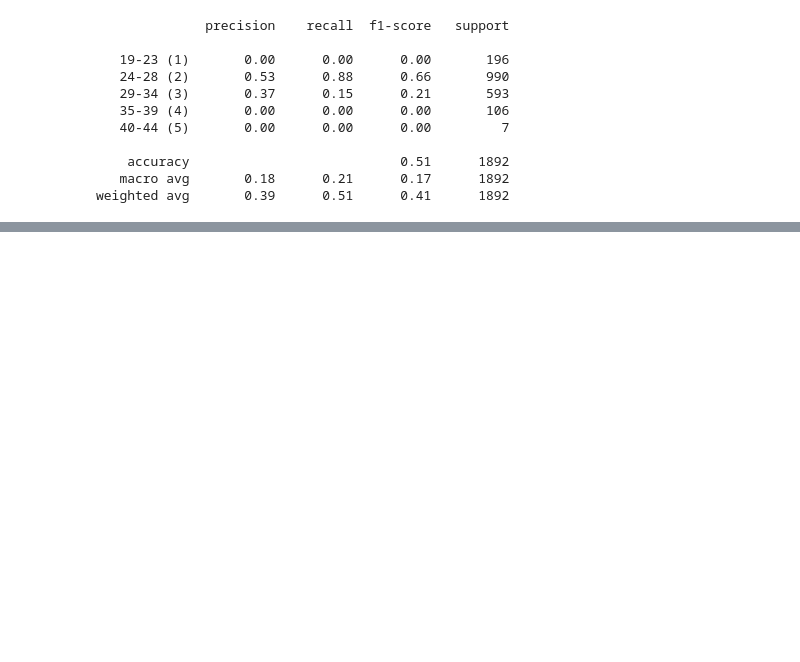
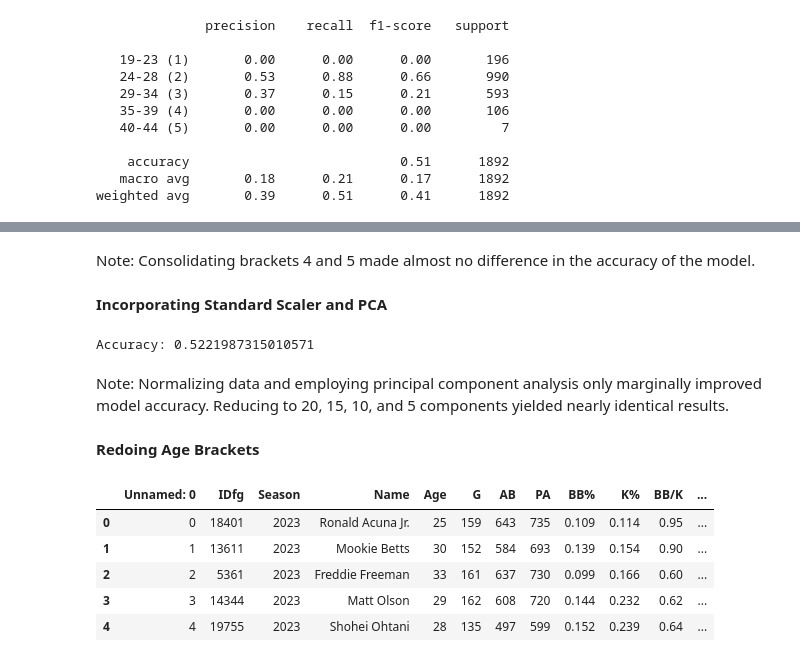
Before and after one commit to ian-summers/MLB-player-archetypes-by-age, a Jupyter notebook: logistic_regression.ipynb, the cells around one changed output, grey strips where cells are left out. Saved outputs shown, nothing was run; the diff lists cells and outputs as text; code cells hidden in the pictures; blank space fills up the shorter version.

Commit message:
Updated logistic regression and optimization

```diff
--- a/logistic_regression.ipynb
+++ b/logistic_regression.ipynb
@@ -177,0 +233,48 @@ Optimize the Model
+# %% [markdown]
+Note: Consolidating brackets 4 and 5 made almost no difference in the accuracy of the model.
+# %% [markdown]
+**Incorporating Standard Scaler and PCA**
+# %%
+from sklearn.preprocessing import StandardScaler
+from sklearn.decomposition import PCA
+from sklearn.linear_model import LogisticRegression
+from sklearn.pipeline import Pipeline
+from sklearn.model_selection import train_test_split
+from sklearn.metrics import accuracy_score
+
+# Assuming X_train, X_test, y_train, y_test are your data splits
+
+# Create a pipeline with StandardScaler, PCA, and LogisticRegression
+pipeline = Pipeline([
+    ('scaler', StandardScaler()),
+    ('pca', PCA(n_components=10)),
+    ('classifier', LogisticRegression())
+])
+
+# Fit the pipeline on the training data
+pipeline.fit(x_train, y_train)
+
+# Predict on the test data
+predictions = pipeline.predict(x_test)
+
+# Evaluate the accuracy
+accuracy = accuracy_score(y_test, predictions)
+print("Accuracy:", accuracy)
+# %% [output]
+Accuracy: 0.5221987315010571
+# %% [markdown]
+Note: Normalizing data and employing principal component analysis only marginally improved model accuracy. Reducing to 20, 15, 10, and 5 components yielded nearly identical results.
+# %% [markdown]
+**Redoing Age Brackets**
+# %%
+file_path = r"C:\Users\ianro\Downloads\MLB-player-final-dataset.csv"
+agereorg_df = pd.read_csv(file_path)
+
+agereorg_df.head()
+# %% [output]
+|  | Unnamed: 0 | IDfg | Season | Name | Age | G | AB | PA | BB% | K% | BB/K | ... |
+| 0 | 0 | 18401 | 2023 | Ronald Acuna Jr. | 25 | 159 | 643 | 735 | 0.109 | 0.114 | 0.95 | ... |
+| 1 | 1 | 13611 | 2023 | Mookie Betts | 30 | 152 | 584 | 693 | 0.139 | 0.154 | 0.90 | ... |
+| 2 | 2 | 5361 | 2023 | Freddie Freeman | 33 | 161 | 637 | 730 | 0.099 | 0.166 | 0.60 | ... |
+| 3 | 3 | 14344 | 2023 | Matt Olson | 29 | 162 | 608 | 720 | 0.144 | 0.232 | 0.62 | ... |
+| 4 | 4 | 19755 | 2023 | Shohei Ohtani | 28 | 135 | 497 | 599 | 0.152 | 0.239 | 0.64 | ... |
```
Also changed, not shown: parts of 39 cells of this notebook.
